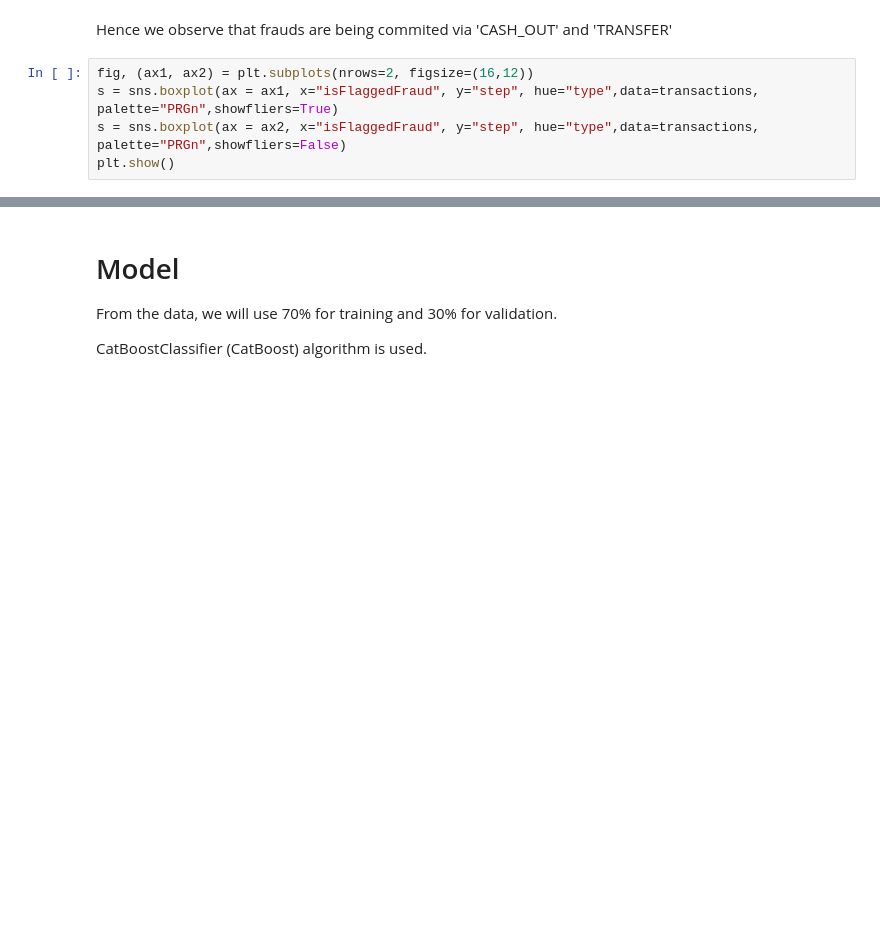
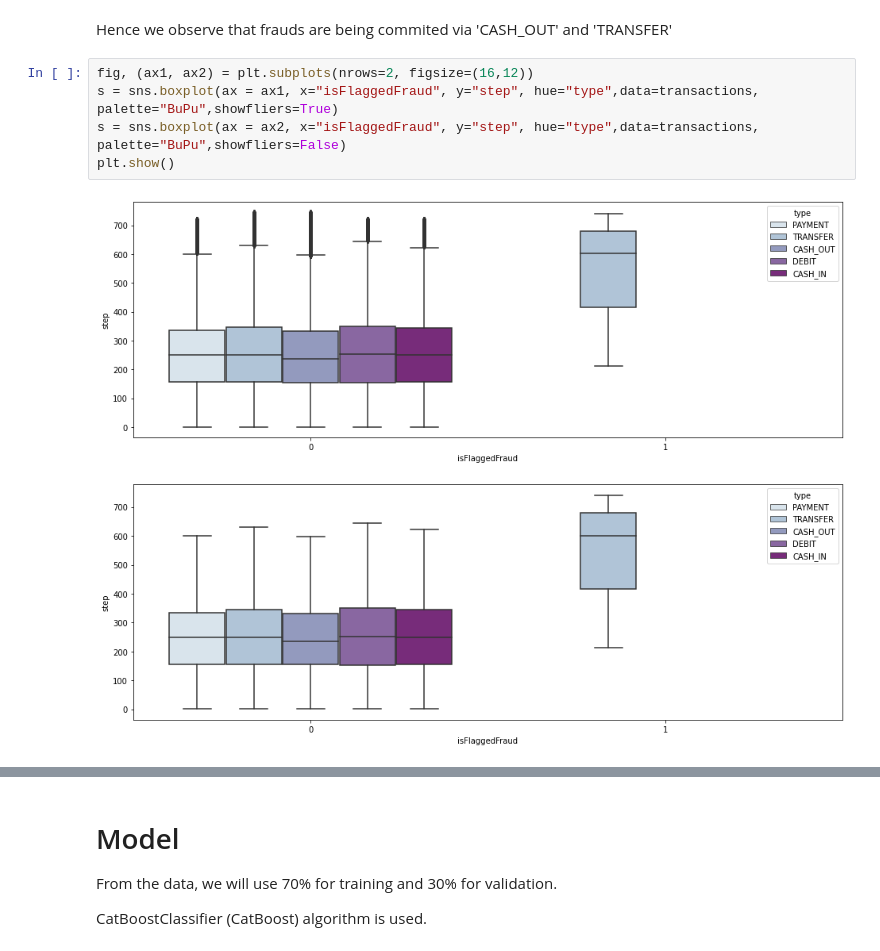
Before and after one commit to neavepaul/Financial-Fraud-Detection, a Jupyter notebook: unscript_fraud.ipynb, the cells around one changed output, grey strips where cells are left out. Saved outputs shown, nothing was run; the diff lists cells and outputs as text; blank space fills up the shorter version.

```diff
--- a/unscript_fraud.ipynb
+++ b/unscript_fraud.ipynb
@@ -123,8 +207,10 @@ plt.show()
 Hence we observe that frauds are being commited via 'CASH_OUT' and 'TRANSFER'
 # %%
 fig, (ax1, ax2) = plt.subplots(nrows=2, figsize=(16,12))
-s = sns.boxplot(ax = ax1, x="isFlaggedFraud", y="step", hue="type",data=transactions, palette="PRGn",showfliers=True)
-s = sns.boxplot(ax = ax2, x="isFlaggedFraud", y="step", hue="type",data=transactions, palette="PRGn",showfliers=False)
+s = sns.boxplot(ax = ax1, x="isFlaggedFraud", y="step", hue="type",data=transactions, palette="BuPu",showfliers=True)
+s = sns.boxplot(ax = ax2, x="isFlaggedFraud", y="step", hue="type",data=transactions, palette="BuPu",showfliers=False)
 plt.show()
+# %% [output]
+[figure, added]
 # %%
 fig, (ax1, ax2) = plt.subplots(nrows=2, figsize=(16,12))
```
Also changed, not shown: parts of 76 cells of this notebook.
